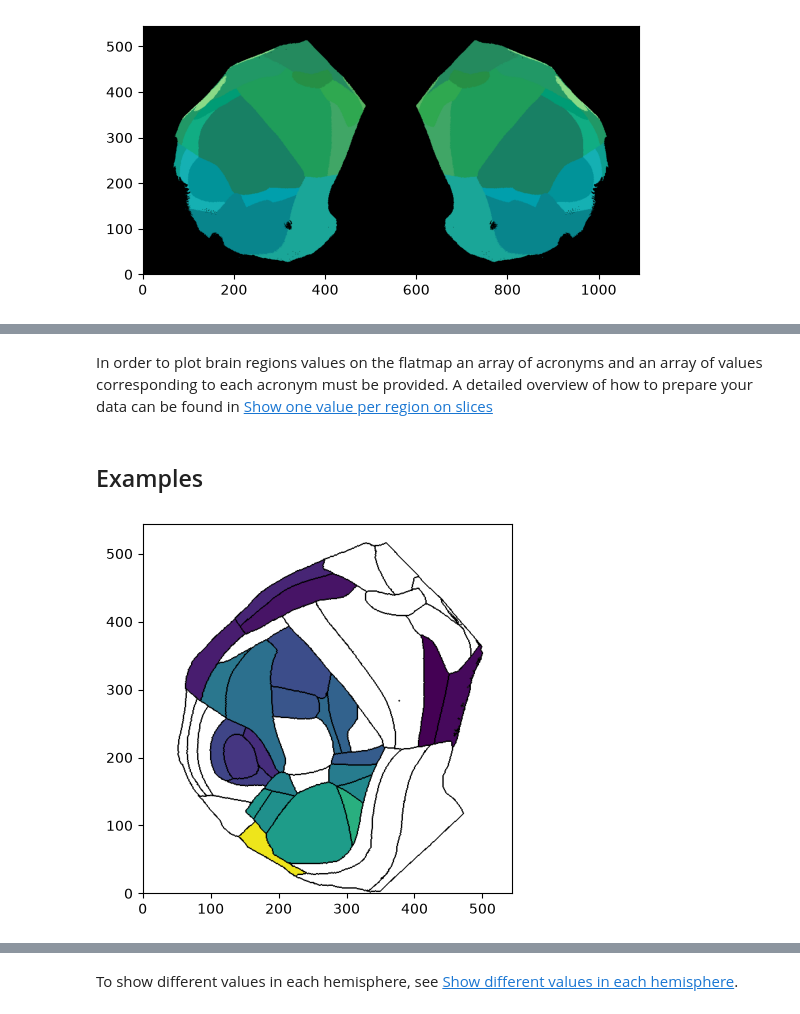
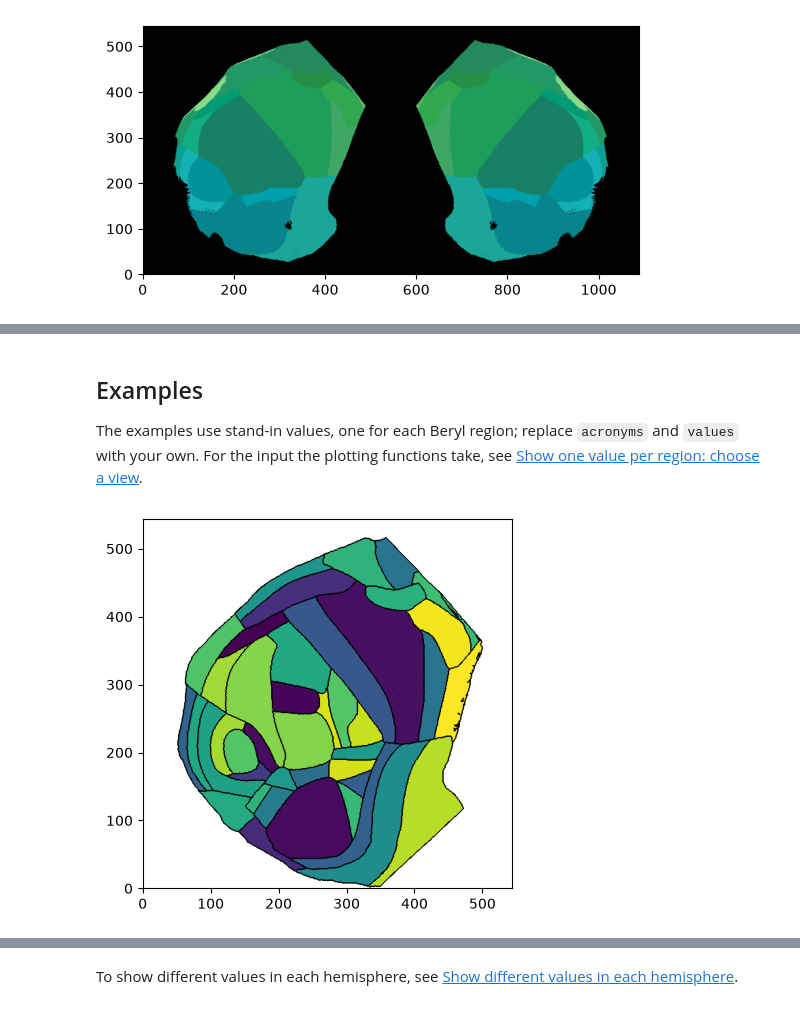
Before and after one commit to int-brain-lab/iblatlas, a Jupyter notebook: docs/how-to/plot-on-cortical-flatmap.ipynb, the cells around one changed output, grey strips where cells are left out. Cells and saved outputs as stored; diff of their text form; code cells hidden in the pictures.

```diff
--- a/docs/how-to/plot-on-cortical-flatmap.ipynb
+++ b/docs/how-to/plot-on-cortical-flatmap.ipynb
@@ -36,2 +33,0 @@ flmap.plot_flatmap(int(800 / res))
-# %% [markdown]
-In order to plot brain regions values on the flatmap an array of acronyms and an array of values corresponding to each acronym must be provided. A detailed overview of how to prepare your data can be found in [Show one value per region on slices](plot-values-on-slices.ipynb#data-preparation)
@@ -54,11 +34,24 @@ values_beryl = np.arange(acronyms_beryl.size)
 # %% [markdown]
 ## Examples
+
+The examples use stand-in values, one for each Beryl region; replace `acronyms` and `values` with your own. For the input the plotting functions take, see [Show one value per region: choose a view](show-one-value-per-region.ipynb).
+# %%
+import numpy as np
+
+from iblatlas.regions import BrainRegions
+
+br = BrainRegions()
+
+# Stand-in values: one per Beryl region
+acronyms = br.acronym[np.unique(br.mappings['Beryl'])]
+acronyms = acronyms[~np.isin(acronyms, ['void', 'root'])]
+values = np.random.default_rng(0).random(acronyms.size)
 # %%
 from iblatlas.plots import plot_scalar_on_flatmap
 
-# Plot region values on the left hemisphere at depth=0um overlaid on boundary image using Allen mapping
-fig, ax = plot_scalar_on_flatmap(acronyms, values, depth=0, mapping='Allen', hemisphere='left', background='boundary',
+# Plot region values on the left hemisphere at depth=0um overlaid on boundary image
+fig, ax = plot_scalar_on_flatmap(acronyms, values, depth=0, mapping='Beryl', hemisphere='left', background='boundary',
                                 cmap='viridis', flmap_atlas=flmap)
 # %% [output]
-[figure, old version]
+[figure, new version]
 # %%
```
Also changed, not shown: parts of 5 cells of this notebook, 7 other files.
